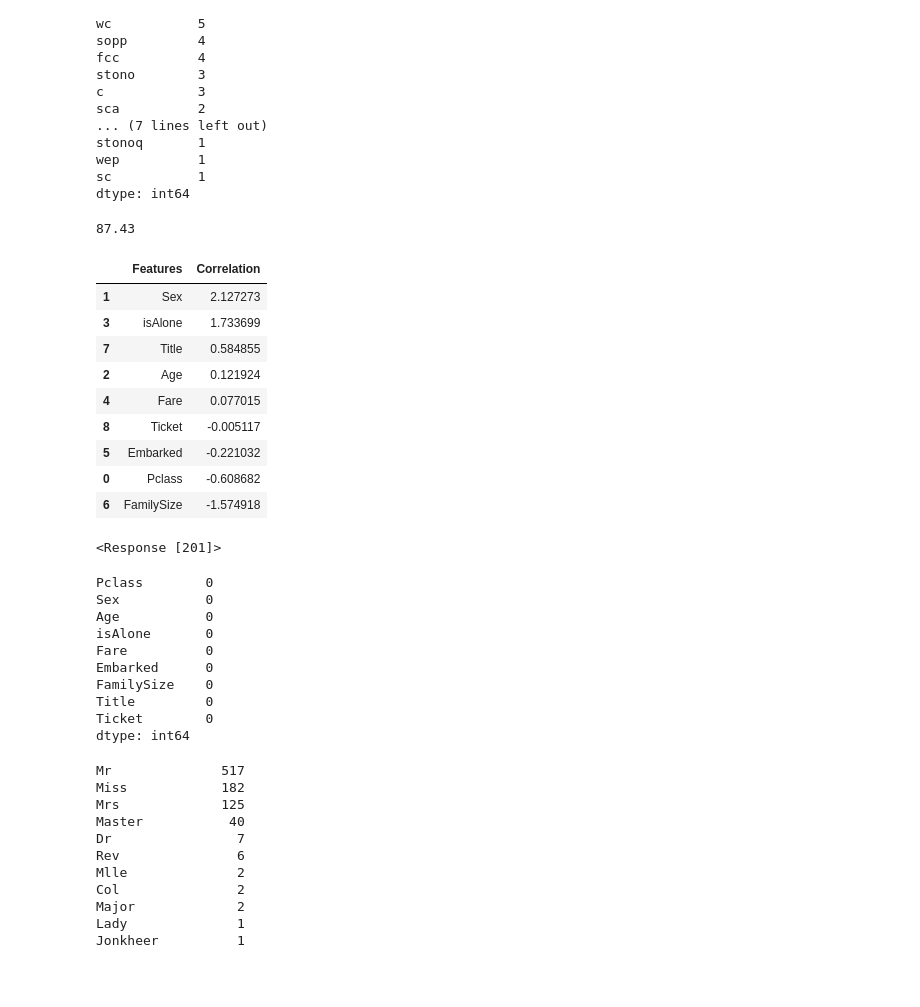
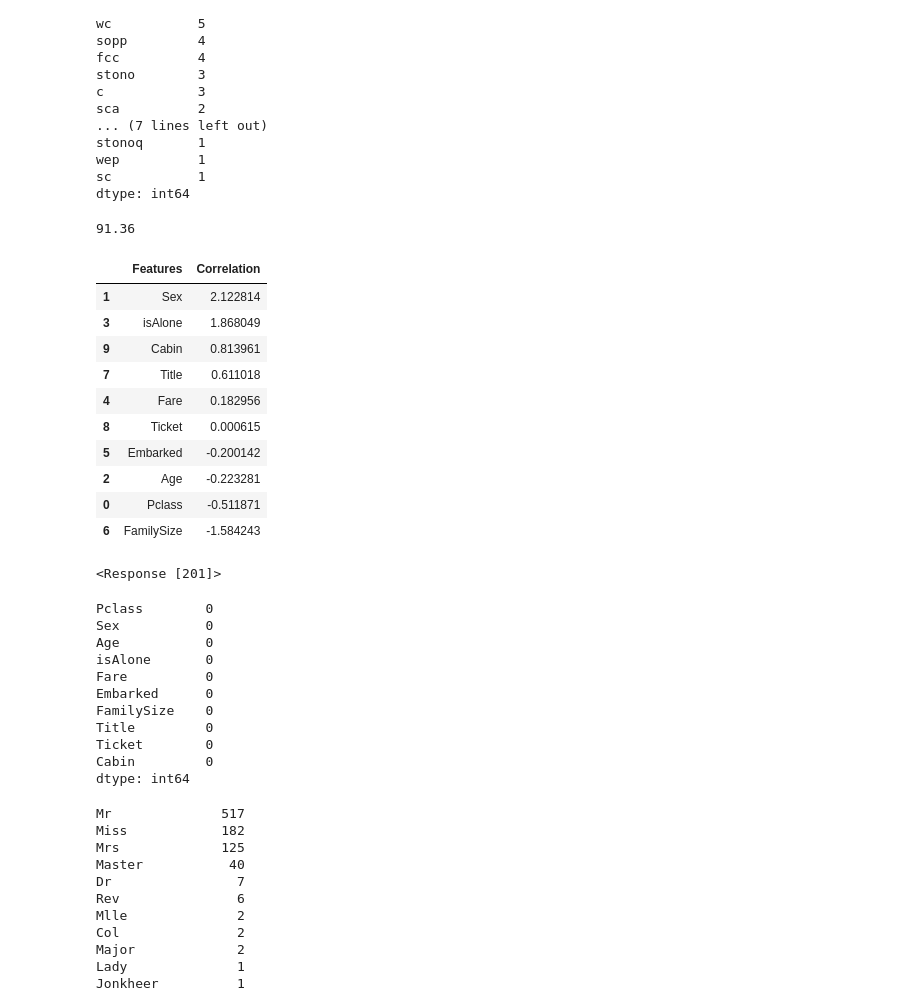
Before and after one commit to bdcorps/Kaggle-Titanic, a Jupyter notebook: kaggle-titanic-dataset.ipynb, the cells around one changed output. Drawn from its saved outputs; the diff is of its cells as text; code cells hidden in the pictures; blank space fills up the shorter version.

Commit message:
fixed typo with age and fare

```diff
--- a/kaggle-titanic-dataset.ipynb
+++ b/kaggle-titanic-dataset.ipynb
@@ -101,8 +91,13 @@ FamCat_5 =  tf['FamilySize']>4
 tf['FamilySize'] = FamCat_1*1 + FamCat_4*2 + FamCat_5*3
 tf = tf.drop(['SibSp','Parch'], axis=1)
 # %%
-df['Age'] = pd.qcut(df['Fare'], 5, labels=[0, 1, 2, 3, 4])
+bins = [-1,16,32,48,64,1000]
+group_names = [0,1,2,3,4]
+
+df['Age'] = pd.cut(df['Age'], bins, labels=group_names)
+#df['Age'] = pd.qcut(df['Age'], 5, labels=[0, 1, 2, 3, 4])
 df['Fare'] = pd.qcut(df['Fare'], 4, labels=[0, 1, 2, 3])
 
-tf['Age'] = pd.qcut(tf['Fare'], 5, labels=[0, 1, 2, 3, 4])
+tf['Age'] = pd.cut(tf['Age'], bins, labels=group_names)
+#tf['Age'] = pd.qcut(tf['Age'], 5, labels=[0, 1, 2, 3, 4])
 tf['Fare'] = pd.qcut(tf['Fare'], 4, labels=[0, 1, 2, 3])
@@ -252,7 +258,7 @@ cabin_series.value_counts()
 
 equiv = {'XXX':0, 'C':1, 'B':2,'D':3,'E':4,'A':5,'F':6,'G':7,'T':8}
 
-df.Cabin = cabin_series.map(equiv)
+#df.Cabin = cabin_series.map(equiv)
 
 
 cabin_series = []
@@ -267,9 +273,19 @@ cabin_series.value_counts()
 
 equiv = {'XXX':0, 'C':1, 'B':2,'D':3,'E':4,'A':5,'F':6,'G':7,'T':8}
 
-tf.Cabin = cabin_series.map(equiv)
+#tf.Cabin = cabin_series.map(equiv)
+# %%
+cabin_df = pd.Series(df.Cabin)
+cabin_df = cabin_df.fillna(0)
+cabin_df[cabin_df!=0]=1
+df.Cabin = cabin_df
+
+cabin_tf = pd.Series(tf.Cabin)
+cabin_tf = cabin_tf.fillna(0)
+cabin_tf[cabin_tf!=0]=1
+tf.Cabin = cabin_tf
 # %%
-features = ['Pclass', 'Sex', 'Age', 'isAlone', 'Fare', 'Embarked', 'FamilySize', 'Title','Ticket']
+features = ['Pclass', 'Sex', 'Age', 'isAlone', 'Fare', 'Embarked', 'FamilySize', 'Title','Ticket', 'Cabin']
 X_train = df[features]
 Y_train = df['Survived']
 X_test = tf[features]
@@ -283,32 +299,33 @@ Y_pred = cl.predict(X_test)
 acc_decision_tree = round(cl.score(X_train, Y_train) * 100, 2)
 acc_decision_tree
 # %% [output]
-87.43
+91.36
 # %%
 # Logistic Regression
 
 logreg = LogisticRegression()
 logreg.fit(X_train, Y_train)
-#Y_pred = logreg.predict(X_test)
+Y_pred = logreg.predict(X_test)
 acc_log = round(logreg.score(X_train, Y_train) * 100, 2)
 acc_log
 
 coeff_df = pd.DataFrame()
 coeff_df["Features"] = pd.Series(features)
 coeff_df["Correlation"] = pd.Series(logreg.coef_[0])
 
 coeff_df.sort_values(by='Correlation', ascending=False)
 # %% [output]
 |  | Features | Correlation |
-| 1 | Sex | 2.127273 |
-| 3 | isAlone | 1.733699 |
-| 7 | Title | 0.584855 |
-| 2 | Age | 0.121924 |
-| 4 | Fare | 0.077015 |
-| 8 | Ticket | -0.005117 |
-| 5 | Embarked | -0.221032 |
-| 0 | Pclass | -0.608682 |
-| 6 | FamilySize | -1.574918 |
+| 1 | Sex | 2.122814 |
+| 3 | isAlone | 1.868049 |
+| 9 | Cabin | 0.813961 |
+| 7 | Title | 0.611018 |
+| 4 | Fare | 0.182956 |
+| 8 | Ticket | 0.000615 |
+| 5 | Embarked | -0.200142 |
+| 2 | Age | -0.223281 |
+| 0 | Pclass | -0.511871 |
+| 6 | FamilySize | -1.584243 |
 # %%
 from sklearn.svm import SVC, LinearSVC
 logreg = SVC()
@@ -349,6 +366,7 @@ Embarked      0
 FamilySize    0
 Title         0
 Ticket        0
+Cabin         0
 dtype: int64
 # %%
 title = []
```
Also changed, not shown: parts of 6 cells of this notebook.
